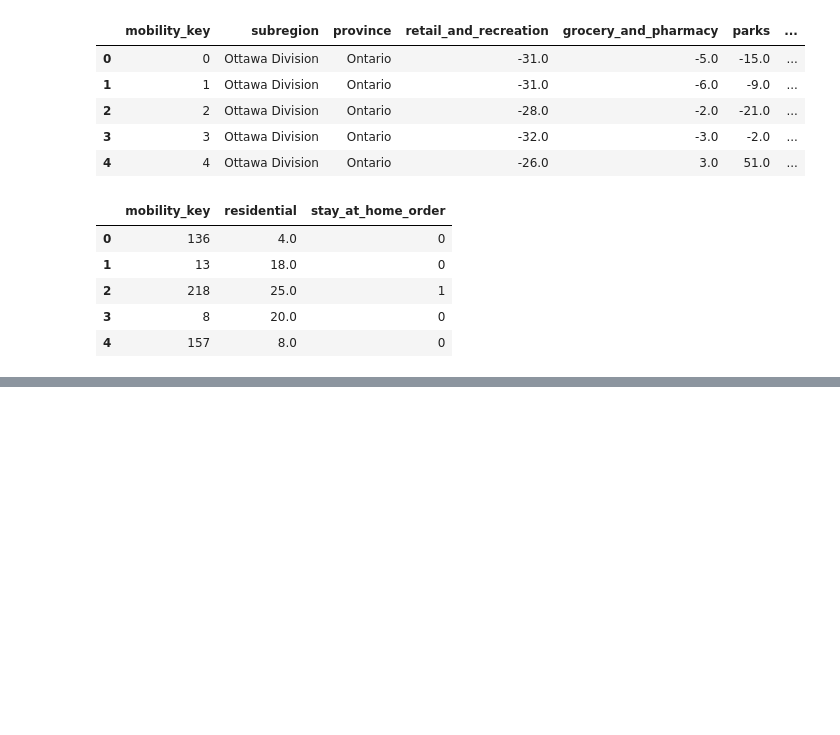
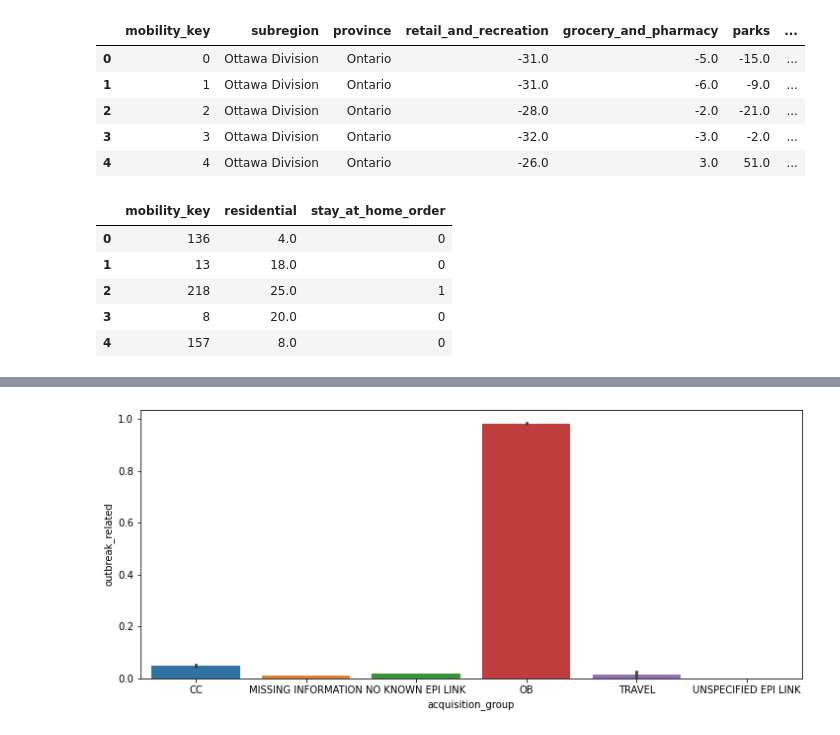
Before and after one commit to WilliamBHuynh/COVID-Tracking-Data-Mart, a Jupyter notebook: Data/Data_Mining_Samet.ipynb, the cells around one changed output, grey strips where cells are left out. Saved outputs shown, nothing was run; the diff lists cells and outputs as text; code cells hidden in the pictures; blank space fills up the shorter version.

```diff
--- a/Data/Data_Mining_Samet.ipynb
+++ b/Data/Data_Mining_Samet.ipynb
@@ -156,0 +174,6 @@ boplot_residential.set(xlabel = "Stay at Home Order (1 = Yes/)")
+# %%
+plt.figure(figsize = (12,5))
+barplot_test2 = sb.barplot(y = outbreaks['outbreak_related'], x = outbreaks["acquisition_group"])
+plt.show()
+# %% [output]
+[figure, added]
```
Also changed, not shown: parts of 7 cells of this notebook.
